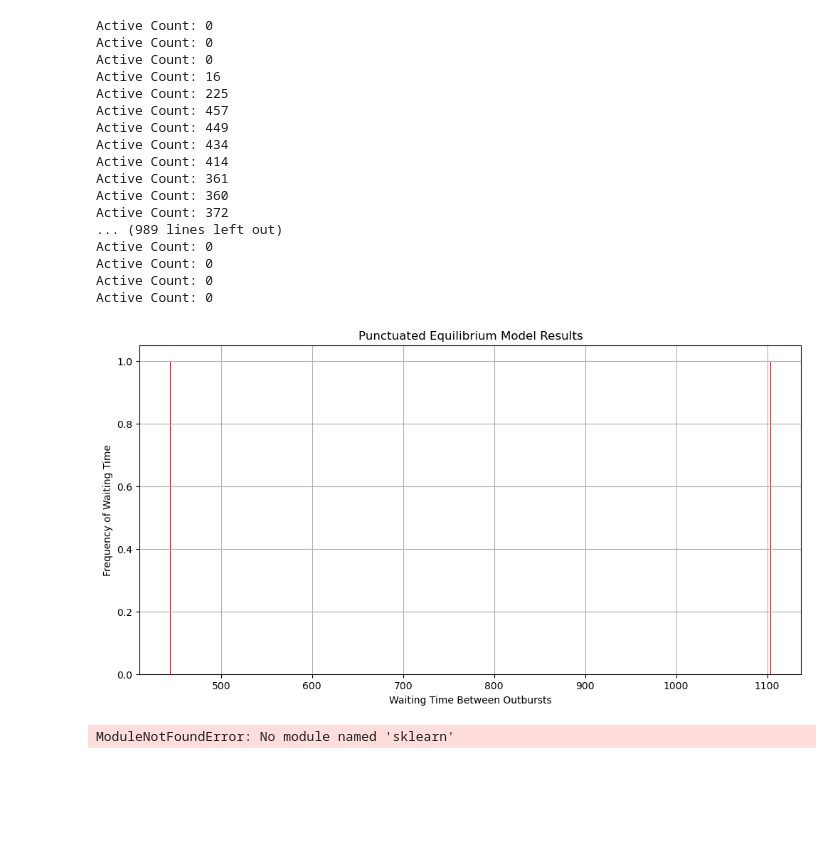
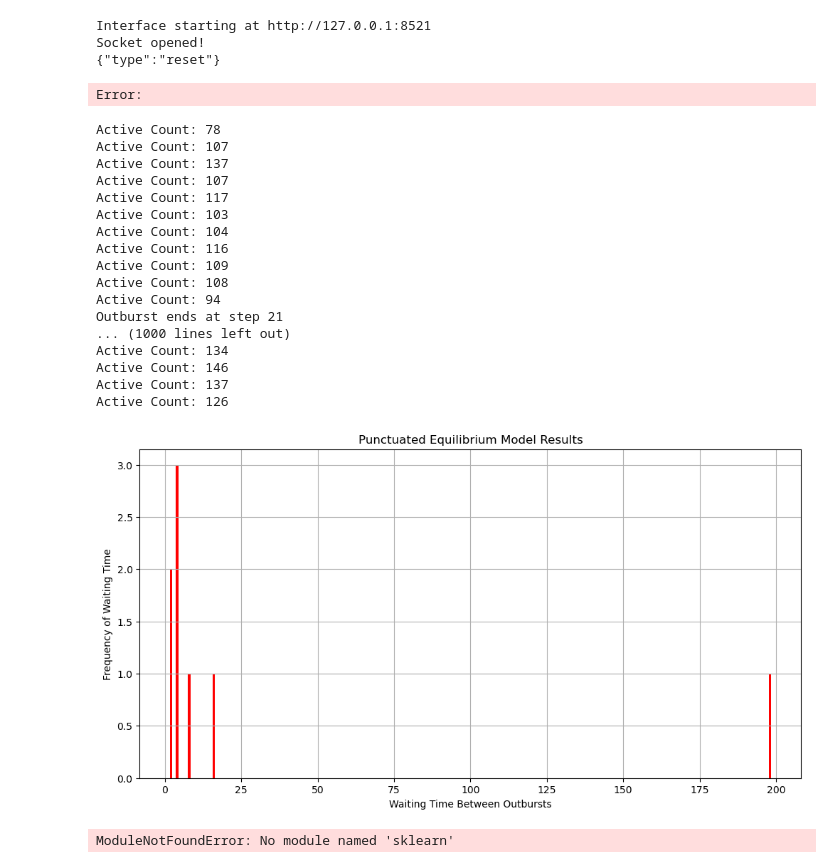
Before and after one commit to yehuihe/epstein_network_civil_violence, a Jupyter notebook: plot(new network).ipynb, the cells around one changed output. Saved outputs shown, nothing was run; the diff lists cells and outputs as text; code cells hidden in the pictures; blank space fills up the shorter version.

```diff
--- a/plot(new network).ipynb
+++ b/plot(new network).ipynb
@@ -162,18 +164,22 @@ server = mesa.visualization.ModularServer(
     model_params,
 )
 # %%
-# server.launch()
+server.launch()
+# %% [output]
+Interface starting at http://127.0.0.1:8521
+Socket opened!
+{"type":"reset"}
+Error:
 # %%
 # figure5
-import numpy as np
-import matplotlib.pyplot as plt
+
 model = EpsteinNetworkCivilViolence(
-    width=40,
-    height=40,
+    width=20,
+    height=20,
     citizen_density=0.7,
-    cop_density=0.04,
-    citizen_vision=7,
-    cop_vision=7,
+    cop_density=0.06,
+    citizen_vision=3,
+    cop_vision=3,
     legitimacy=0.8,
     max_jail_term=15,
     active_threshold=0.1,
@@ -182,51 +188,51 @@ model = EpsteinNetworkCivilViolence(
     max_iters=1000,
     alpha=0.1,
     jail_factor=1.1,
     impact_chance=0.5,
     legitimacy_impact=0.01,
     incitation_threshold=10
 )
 for _ in range(1000):
     model.step()
 
 data = model.datacollector.get_model_vars_dataframe()
 
 # Assume model has been run and waiting_times have been collected as follows:
 waiting_times = model.waiting_times
 
 # Convert list to numpy array for easier manipulation
 waiting_times_array = np.array(waiting_times)
 
 # Get unique waiting times and their counts
 unique_times, counts = np.unique(waiting_times_array, return_counts=True)
 
 # Plotting the frequencies against the waiting times
 plt.figure(figsize=(12, 6))
 plt.bar(unique_times, counts, color='red')
 plt.xlabel('Waiting Time Between Outbursts')
 plt.ylabel('Frequency of Waiting Time')
 plt.title('Punctuated Equilibrium Model Results')
 plt.grid(True)
 plt.show()
 # %% [output]
-Active Count: 0
-Active Count: 0
-Active Count: 0
-Active Count: 16
-Active Count: 225
-Active Count: 457
-Active Count: 449
-Active Count: 434
-Active Count: 414
-Active Count: 361
-Active Count: 360
-Active Count: 372
-... (989 lines left out)
-Active Count: 0
-Active Count: 0
-Active Count: 0
-Active Count: 0
+Active Count: 78
+Active Count: 107
+Active Count: 137
+Active Count: 107
+Active Count: 117
+Active Count: 103
+Active Count: 104
+Active Count: 116
+Active Count: 109
+Active Count: 108
+Active Count: 94
+Outburst ends at step 21
+... (1000 lines left out)
+Active Count: 134
+Active Count: 146
+Active Count: 137
+Active Count: 126
-[figure, old version]
+[figure, new version]
 # %%
 # figure6
 from sklearn.linear_model import LinearRegression
```
Also changed, not shown: parts of 2 cells of this notebook, 1 other file.
